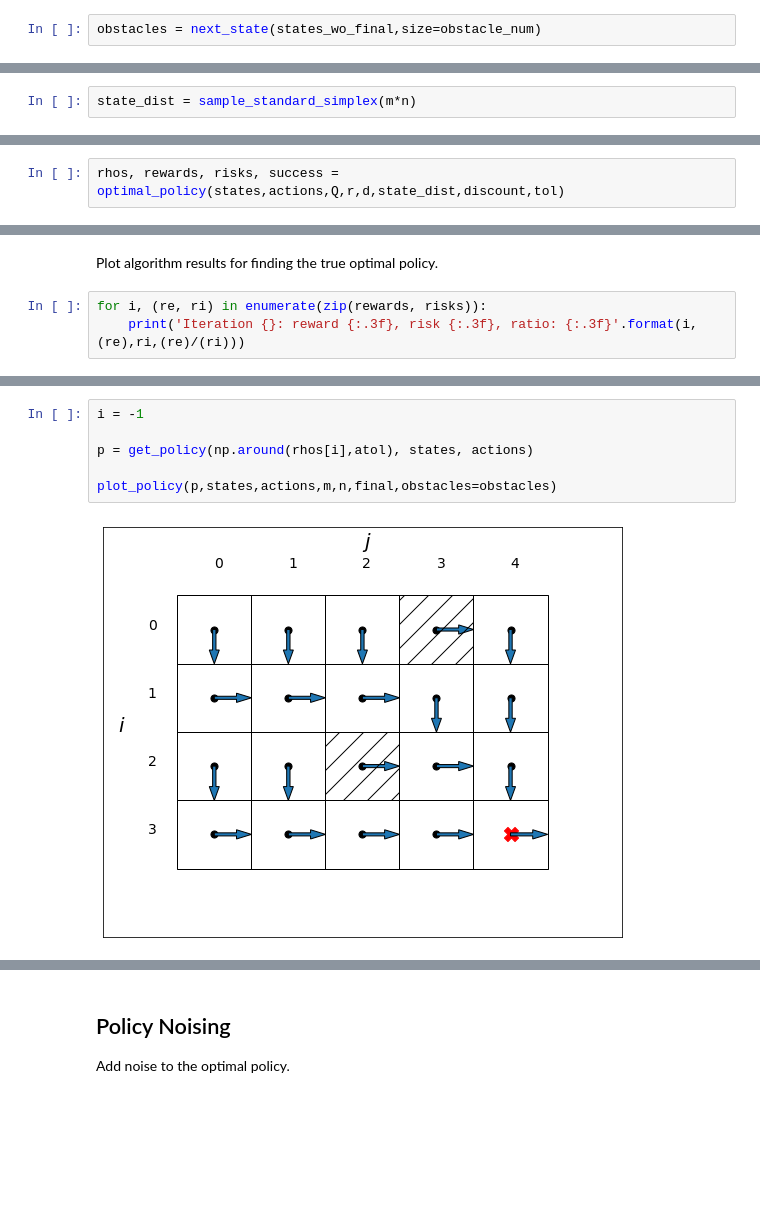
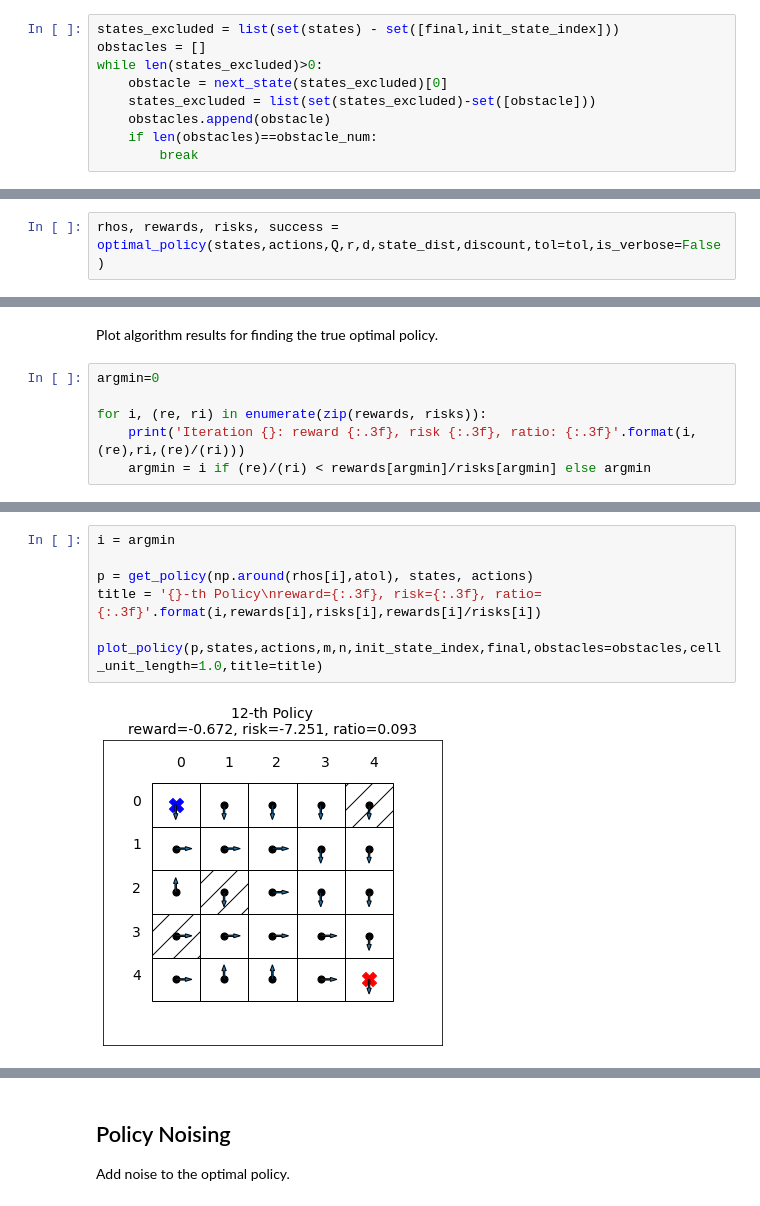
Before and after one commit to IBM/IBM-Extended-Markov-Ratio-Decision-Process, a Jupyter notebook: notebooks/grid_world_data.ipynb, the cells around one changed output, grey strips where cells are left out. Cells and saved outputs as stored; diff of their text form; blank space fills up the shorter version.

```diff
--- a/notebooks/grid_world_data.ipynb
+++ b/notebooks/grid_world_data.ipynb
@@ -132,7 +134,14 @@ states_wo_final = list(set(states) - set([final]))
 # %% [markdown]
 Sampled obstacle cells.
 # %%
-obstacles = next_state(states_wo_final,size=obstacle_num)
+states_excluded = list(set(states) - set([final,init_state_index]))
+obstacles = []
+while len(states_excluded)>0:
+    obstacle = next_state(states_excluded)[0]
+    states_excluded = list(set(states_excluded)-set([obstacle]))
+    obstacles.append(obstacle)
+    if len(obstacles)==obstacle_num:
+        break
 # %%
 obstacles
 # %% [output]
@@ -142,2 +148,0 @@ Sampled initial state distribution.
-# %%
-state_dist = sample_standard_simplex(m*n)
@@ -229,2 +232,2 @@ Algorithm for finding the true optimal policy.
 # %%
-rhos, rewards, risks, success = optimal_policy(states,actions,Q,r,d,state_dist,discount,tol)
+rhos, rewards, risks, success = optimal_policy(states,actions,Q,r,d,state_dist,discount,tol=tol,is_verbose=False)
@@ -260,6 +245,9 @@ for rho in rhos:
 # %% [markdown]
 Plot algorithm results for finding the true optimal policy.
 # %%
+argmin=0
+
 for i, (re, ri) in enumerate(zip(rewards, risks)):
     print('Iteration {}: reward {:.3f}, risk {:.3f}, ratio: {:.3f}'.format(i,(re),ri,(re)/(ri)))
+    argmin = i if (re)/(ri) < rewards[argmin]/risks[argmin] else argmin
 # %% [output]
@@ -283,9 +271,10 @@ Iteration 16: reward -0.477, risk -4.063, ratio: 0.117
 # %%
-i = -1
+i = argmin
 
 p = get_policy(np.around(rhos[i],atol), states, actions)
+title = '{}-th Policy\nreward={:.3f}, risk={:.3f}, ratio={:.3f}'.format(i,rewards[i],risks[i],rewards[i]/risks[i])
 
-plot_policy(p,states,actions,m,n,final,obstacles=obstacles)
+plot_policy(p,states,actions,m,n,init_state_index,final,obstacles=obstacles,cell_unit_length=1.0,title=title)
 # %% [output]
-[figure, old version]
+[figure, new version]
 # %%
```
Also changed, not shown: parts of 77 cells of this notebook, 3 other files.
